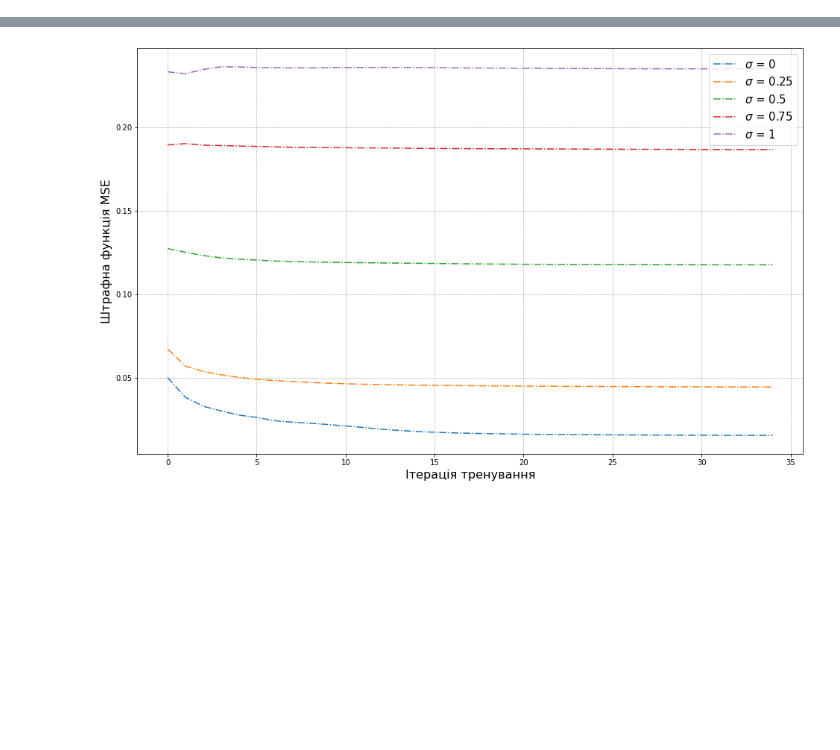
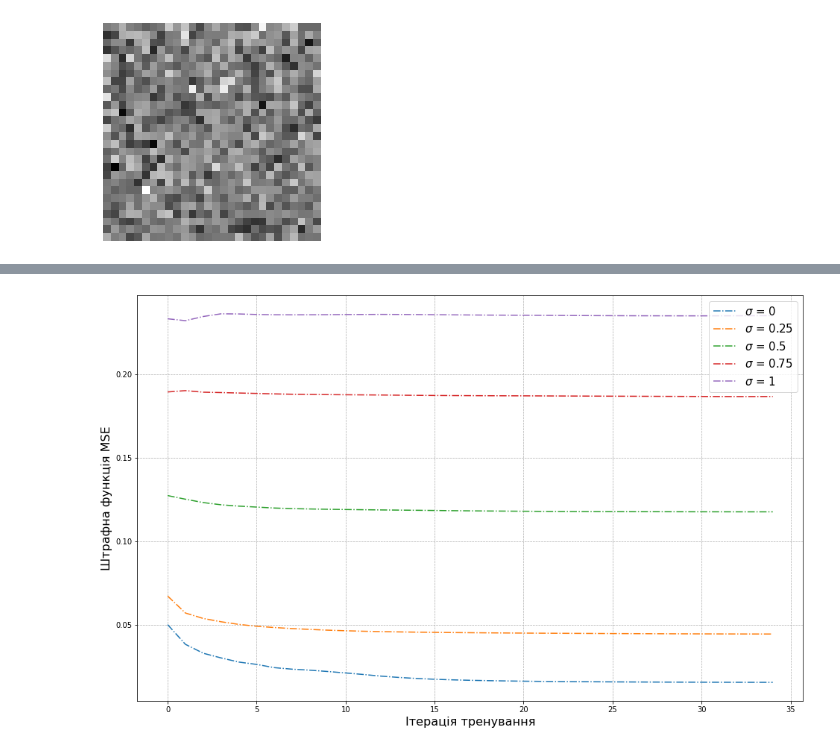
Before and after one commit to vseredovych/DNN-Inverse-Problems, a Jupyter notebook: code/autoencoder-results.ipynb, the cells around one changed output, grey strips where cells are left out. Drawn from its saved outputs; the diff is of its cells as text; code cells hidden in the pictures; blank space fills up the shorter version.

```diff
--- a/code/autoencoder-results.ipynb
+++ b/code/autoencoder-results.ipynb
@@ -80,0 +81,7 @@ X_test_denoised_autoencoder = net.forward_step(X_test_noisy)[-1]
+# %%
+def avgn_attack_and_noise(img, std=0.0, mean=0.1):
+    noise = np.random.normal(mean, std, img.shape)
+    noisy_img = img + noise
+    # we might get out of bounds due to noise
+    noisy_img_clipped = np.clip(noisy_img, 0, 1)
+    return noisy_img_clipped, noise
@@ -80,0 +95,8 @@ X_test_denoised_autoencoder = net.forward_step(X_test_noisy)[-1]
+# %%
+x_noisy, noise = avgn_attack_and_noise(X_test[0], 0.5, 0)
+fig, ax = plt.subplots()
+ax.axis('off')
+plt.imshow(noise.reshape(28, 28), 'gray')
+fig.savefig("b.pdf", transparent=True, bbox_inches='tight', pad_inches=0)
+# %% [output]
+[figure, added]
```
Also changed, not shown: parts of 10 cells of this notebook, 17 other files.
